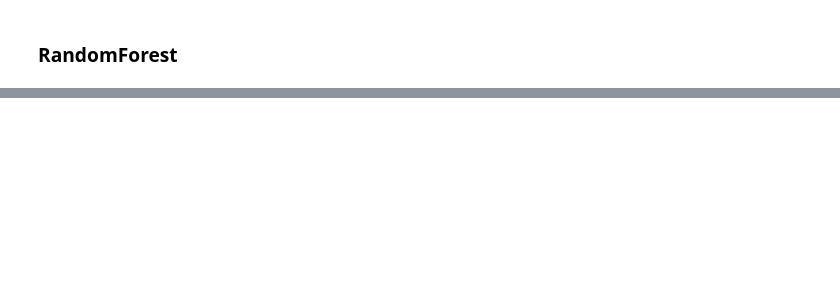
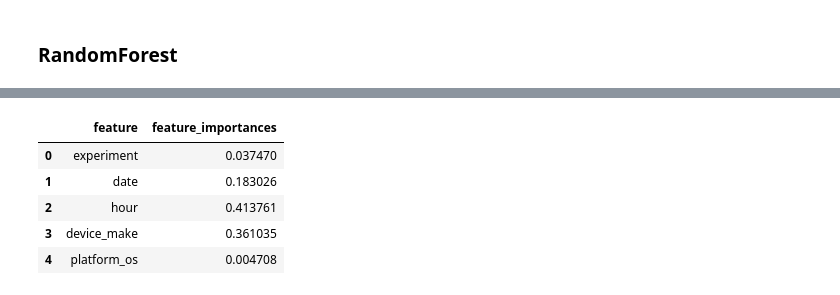
Before and after one commit to TenAcademy/A_B-Hypothesis-Testing, a Jupyter notebook: notebooks/modeling.ipynb, the cells around one changed output, grey strips where cells are left out. Cells and saved outputs as stored; diff of their text form; code cells hidden in the pictures; blank space fills up the shorter version.

```diff
--- a/notebooks/modeling.ipynb
+++ b/notebooks/modeling.ipynb
@@ -465,0 +541,9 @@ sns.heatmap(cf, annot=True, annot_kws={'size':10},
+# %%
+rf.get_feature_importance()
+# %% [output]
+|  | feature | feature_importances |
+| 0 | experiment | 0.037470 |
+| 1 | date | 0.183026 |
+| 2 | hour | 0.413761 |
+| 3 | device_make | 0.361035 |
+| 4 | platform_os | 0.004708 |
```
Also changed, not shown: parts of 14 cells of this notebook, 2 other files.
